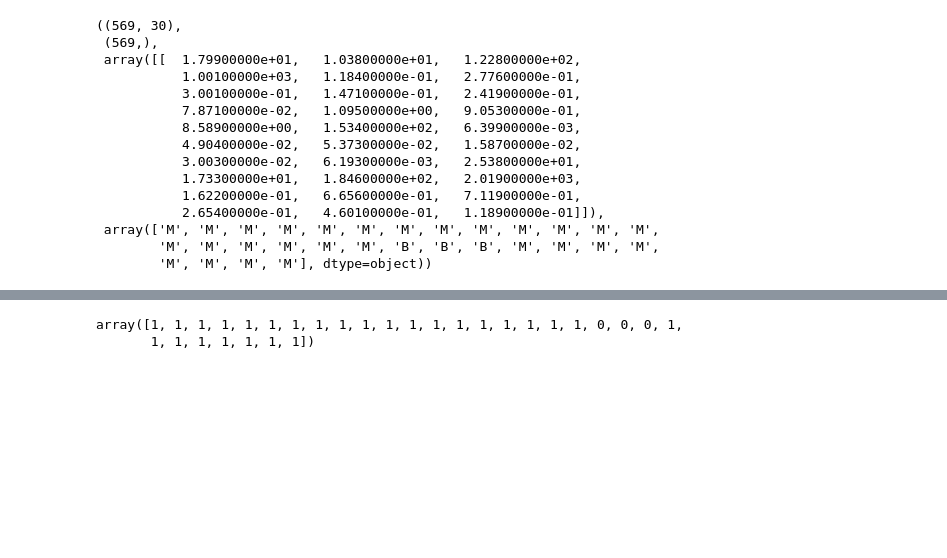
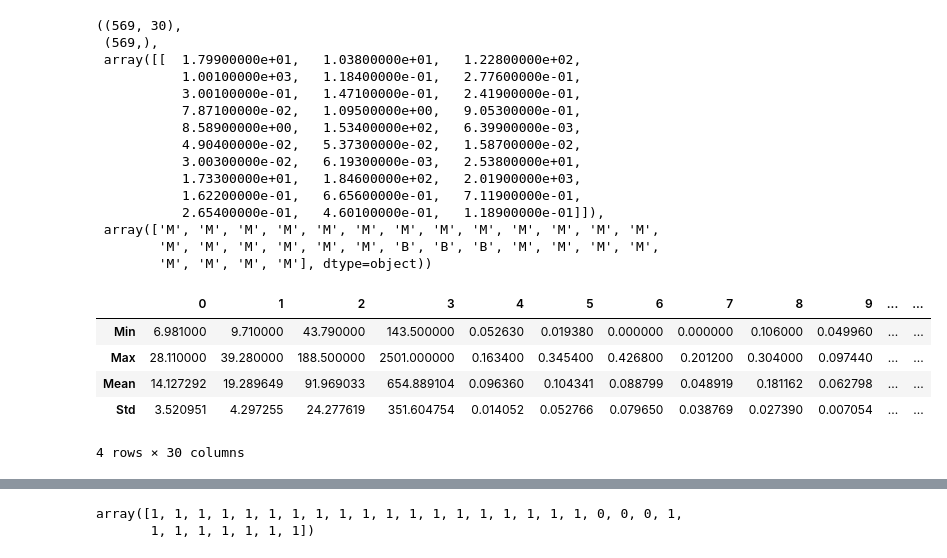
Before and after one commit to akbargumbira/LogisticRegression, a Jupyter notebook: demo_breast_cancer_wisconsin.ipynb, the cells around one changed output, grey strips where cells are left out. Cells and saved outputs as stored; diff of their text form; code cells hidden in the pictures; blank space fills up the shorter version.

```diff
--- a/demo_breast_cancer_wisconsin.ipynb
+++ b/demo_breast_cancer_wisconsin.ipynb
@@ -29,3 +30,15 @@ x.shape, _y.shape, x[:1], _y[:30]
  array(['M', 'M', 'M', 'M', 'M', 'M', 'M', 'M', 'M', 'M', 'M', 'M', 'M',
         'M', 'M', 'M', 'M', 'M', 'M', 'B', 'B', 'B', 'M', 'M', 'M', 'M',
         'M', 'M', 'M', 'M'], dtype=object))
+# %%
+# See stats all the features
+stats = np.vstack(( np.min(x, 0), np.max(x, 0), np.mean(x, 0), np.std(x, 0)))
+df_stats = pd.DataFrame(stats)
+df_stats.rename({0: "Min", 1: "Max", 2: "Mean", 3: "Std"})
+# %% [output]
+|  | 0 | 1 | 2 | 3 | 4 | 5 | 6 | 7 | 8 | 9 | ... | ... |
+| Min | 6.981000 | 9.710000 | 43.790000 | 143.500000 | 0.052630 | 0.019380 | 0.000000 | 0.000000 | 0.106000 | 0.049960 | ... | ... |
+| Max | 28.110000 | 39.280000 | 188.500000 | 2501.000000 | 0.163400 | 0.345400 | 0.426800 | 0.201200 | 0.304000 | 0.097440 | ... | ... |
+| Mean | 14.127292 | 19.289649 | 91.969033 | 654.889104 | 0.096360 | 0.104341 | 0.088799 | 0.048919 | 0.181162 | 0.062798 | ... | ... |
+| Std | 3.520951 | 4.297255 | 24.277619 | 351.604754 | 0.014052 | 0.052766 | 0.079650 | 0.038769 | 0.027390 | 0.007054 | ... | ... |
+4 rows × 30 columns
```
Also changed, not shown: parts of 7 cells of this notebook, 1 other file.
